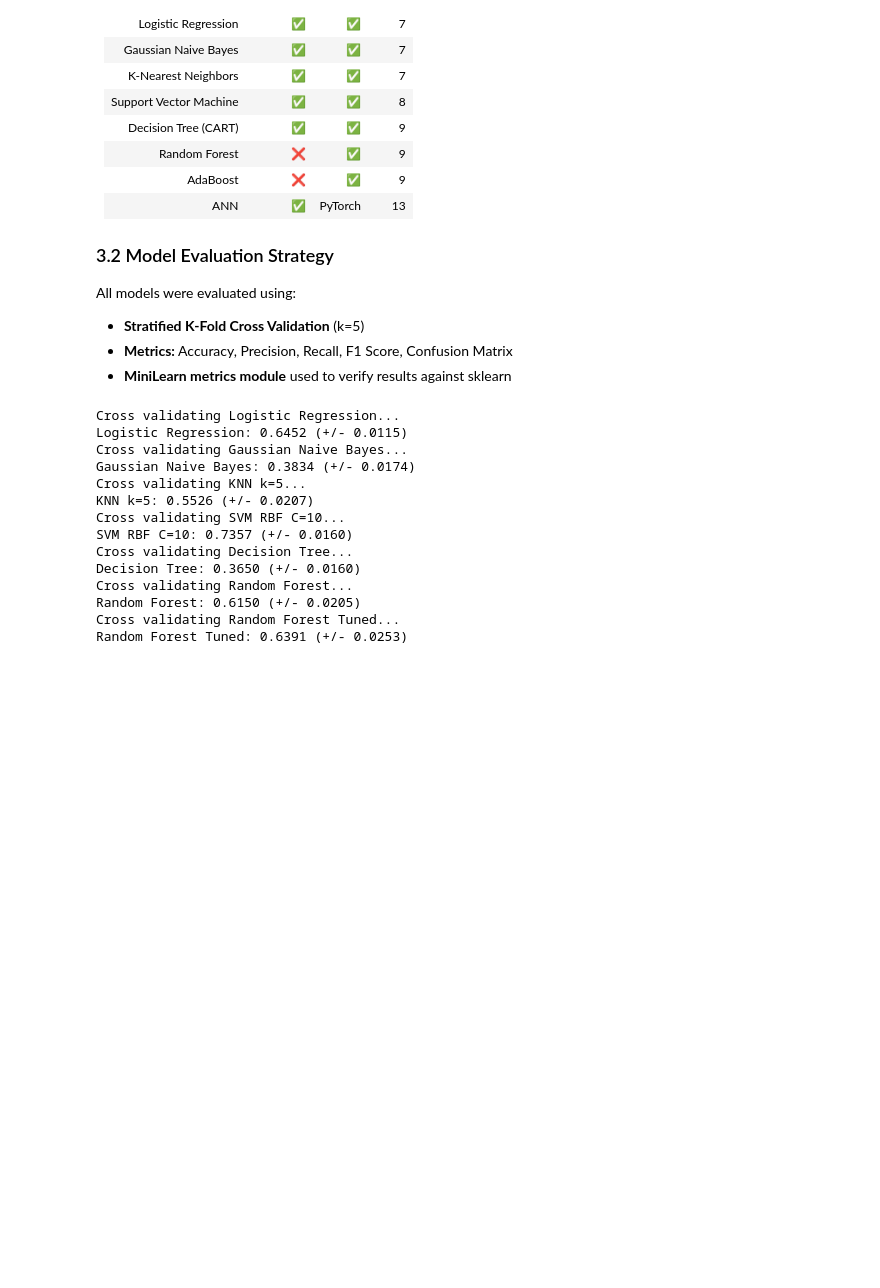
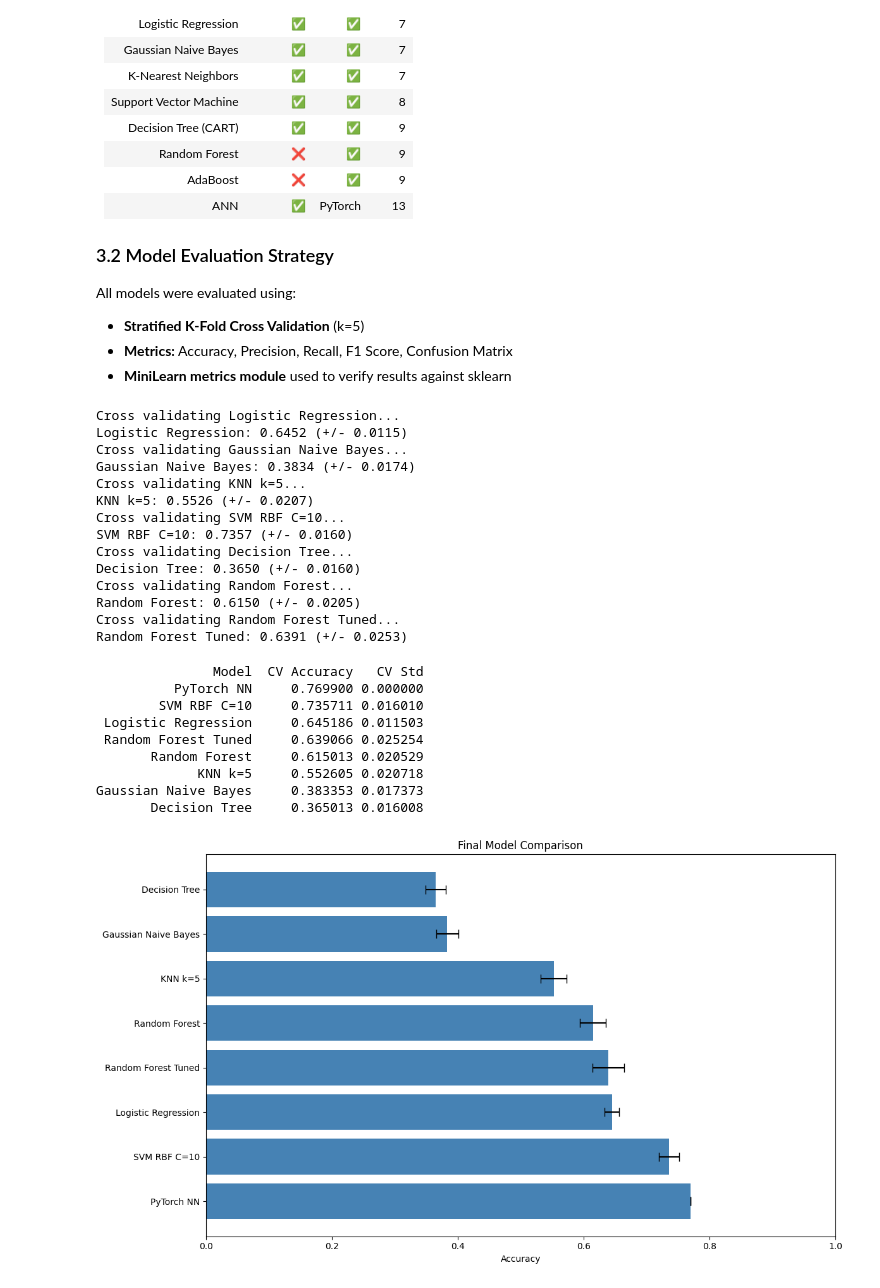
Before and after one commit to Alex-Abreu3/Project_CSE432-532, a Jupyter notebook: SER_Project/notebooks/final_report.ipynb, the cells around one changed output. Cells and saved outputs as stored; diff of their text form; code cells hidden in the pictures; blank space fills up the shorter version.

```diff
--- a/SER_Project/notebooks/final_report.ipynb
+++ b/SER_Project/notebooks/final_report.ipynb
@@ -215,3 +215,36 @@ Cross validating Random Forest...
 Random Forest: 0.6150 (+/- 0.0205)
 Cross validating Random Forest Tuned...
 Random Forest Tuned: 0.6391 (+/- 0.0253)
+# %%
+# Final comparison table and chart
+comparison_data = {
+    'Model': list(results.keys()) + ['PyTorch NN'],
+    'CV Accuracy': [results[m]['mean'] for m in results] + [0.7699],
+    'CV Std': [results[m]['std'] for m in results] + [0.0]
+}
+
+comparison_df = pd.DataFrame(comparison_data)
+comparison_df = comparison_df.sort_values('CV Accuracy', ascending=False)
+comparison_df = comparison_df.reset_index(drop=True)
+
+print(comparison_df.to_string(index=False))
+
+# Plot
+plt.figure(figsize=(12, 7))
+plt.barh(comparison_df['Model'], comparison_df['CV Accuracy'], xerr=comparison_df['CV Std'], capsize=5, color='steelblue')
+plt.xlabel('Accuracy')
+plt.title('Final Model Comparison')
+plt.xlim(0, 1)
+plt.tight_layout()
+plt.show()
+# %% [output]
+               Model  CV Accuracy   CV Std
+          PyTorch NN     0.769900 0.000000
+        SVM RBF C=10     0.735711 0.016010
+ Logistic Regression     0.645186 0.011503
+ Random Forest Tuned     0.639066 0.025254
+       Random Forest     0.615013 0.020529
+             KNN k=5     0.552605 0.020718
+Gaussian Naive Bayes     0.383353 0.017373
+       Decision Tree     0.365013 0.016008
+[figure, added]
```
Also changed, not shown: parts of 5 cells of this notebook.
